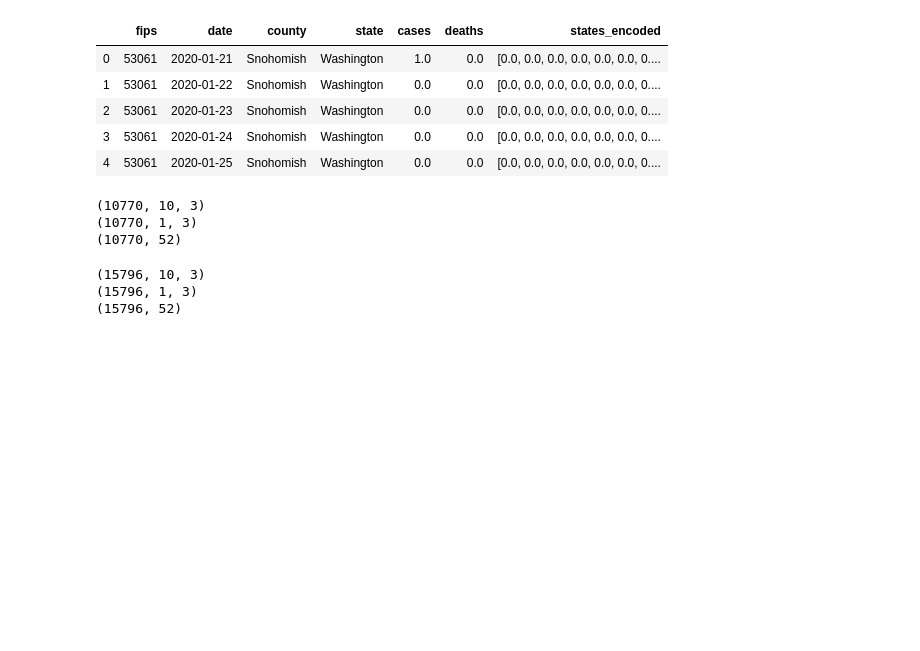
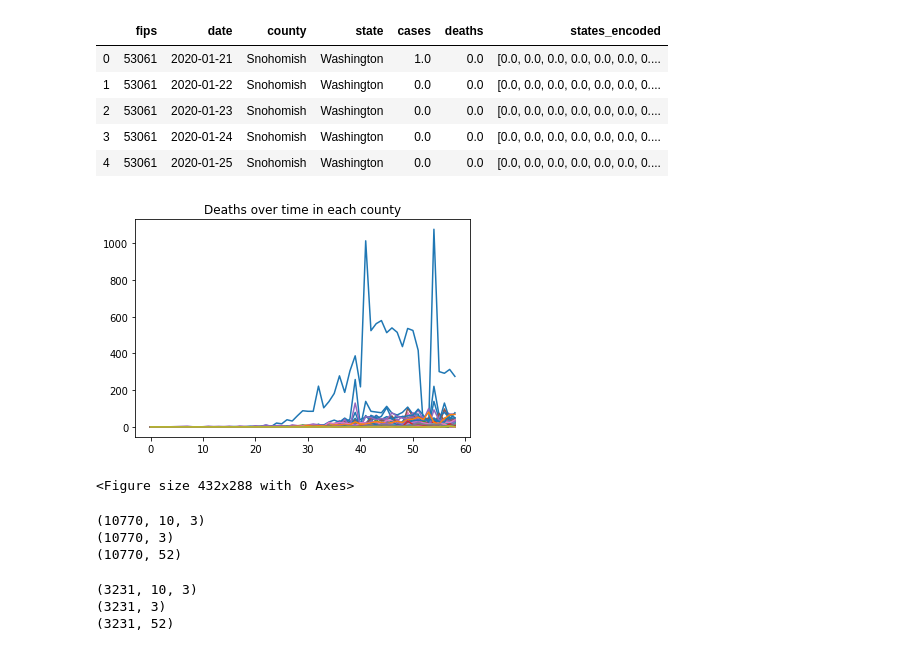
Before and after one commit to RachelShi0/two_and_a_half_cs_majors, a Jupyter notebook: QQ/RNN_US.ipynb, the cells around one changed output. Saved outputs shown, nothing was run; the diff lists cells and outputs as text; code cells hidden in the pictures; blank space fills up the shorter version.

```diff
--- a/QQ/RNN_US.ipynb
+++ b/QQ/RNN_US.ipynb
@@ -69,44 +71,47 @@ test_targets = []
 test_conditions = []
 
 fips = set(np.array(counties_df['fips'])) #list of unique fips
-daterange = pd.date_range(min(counties_df['date']), max(counties_df['date'])).tolist() #range of dates
+daterange = pd.date_range(min(counties_df['date'] + datetime.timedelta(days = 35)),
+                          max(counties_df['date'])).tolist() #range of dates
+
 
 fips_fewcases = [] #store fips of cases that are too few to model
 fips_manycases = [] #store fips of cases that we are modeling with RNN
 
+for i in fips: #iterate through counties
+    c_df = counties_df[counties_df['fips'] == i] #county specific dataframe
 
-for i in fips: #iterate through counties
-    c_df = counties_df[counties_df['fips'] == i]
-
-    if max(c_df['deaths']) <= 2:
+    if max(c_df['deaths']) <= 2: #don't do anything if there are too few cases
         fips_fewcases.append(i)
 
     elif max(c_df['deaths']) > 2:
 
-        x1 = np.zeros(len(daterange))
-        x2 = np.zeros(len(daterange))
+        x1 = np.zeros(len(daterange)) #x1 stores cases
+        x2 = np.zeros(len(daterange)) #x2 stores deaths
 
-        c_daterange = c_df['date'].tolist()
+        c_daterange = c_df['date'].tolist() #daterange for this specific counties
 
         for j in range(len(daterange)): #populating time series data for each county
-            if daterange[j] in c_daterange:
+            if daterange[j] in c_daterange: #if there is data for the county for this date, populate x1 and x2
                 x1[j] = c_df[c_df['date'] == daterange[j]]['cases'].values[0]
                 x2[j] = c_df[c_df['date'] == daterange[j]]['deaths'].values[0]
 
-        days = np.arange(0, len(x1))
+        days = np.arange(0, len(x1)) #range of days... to indicate progression of disease?
 
-        x = np.stack((piecewise_log(x1), piecewise_log(x2), days), axis = 1)
+        plt.plot(days, x2) #plot deaths
 
-        x_train = x[:split_point]
+        x = np.stack((piecewise_log(x1), piecewise_log(x2), days), axis = 1) #construct input data
+
+        x_train = x[:split_point] #split into training and testing
         x_test = x[split_point:]
-
 
         inputs_total.append(x)
 
+        #construct conditions... one hot encoded states
         p = counties_df[counties_df['fips'] == i]['states_encoded'].values[0]
         conditions_total.append(np.array(p))
 
-
+        #break up into little batch thingies
         data_gen_train = TimeseriesGenerator(x_train, x_train,
                                        length=10, sampling_rate=1,
                                        batch_size=2)
@@ -115,40 +120,50 @@ for i in fips: #iterate through counties
                                        length=10, sampling_rate=1,
                                        batch_size=2)
 
-
+        #construct training data
         for k in range(len(data_gen_train)):
             x_b, y_b = data_gen_train[k]
 
             for l in range(len(x_b)):
 
                 x_batch = x_b[l]
                 y_batch = y_b[l]
 
                 train_inputs.append(x_batch)
-                train_targets.append([y_batch])
+                train_targets.append(y_batch)
 
                 #conditions
                 train_conditions.append(np.array(p))
 
+        #construct test data
         for k in range(len(data_gen_test)):
             x_b, y_b = data_gen_test[k]
 
             for l in range(len(x_b)):
 
                 x_batch = x_b[l]
                 y_batch = y_b[l]
 
                 test_inputs.append(x_batch)
-                test_targets.append([y_batch])
+                test_targets.append(y_batch)
 
                 #conditions
                 test_conditions.append(np.array(p))
 
+plt.title('Deaths over time in each county')
+plt.figure()
+
+#make things into arrays
 test_inputs = np.array(test_inputs)
 test_targets = np.array(test_targets)
 test_conditions = np.array(test_conditions)
 
-
 train_inputs = np.array(train_inputs)
 train_targets = np.array(train_targets)
 train_conditions = np.array(train_conditions)
+
+inputs_total = np.array(inputs_total)
+conditions_total = np.array(conditions_total)
+# %% [output]
+[figure, added]
+<Figure size 432x288 with 0 Axes>
@@ -162,14 +173,14 @@ print(train_targets.shape)
 print(train_conditions.shape)
 # %% [output]
 (10770, 10, 3)
-(10770, 1, 3)
+(10770, 3)
 (10770, 52)
 # %%
 print(test_inputs.shape)
 print(test_targets.shape)
 print(test_conditions.shape)
 # %% [output]
-(15796, 10, 3)
-(15796, 1, 3)
-(15796, 52)
+(3231, 10, 3)
+(3231, 3)
+(3231, 52)
 # %%
```
Also changed, not shown: parts of 14 cells of this notebook.
